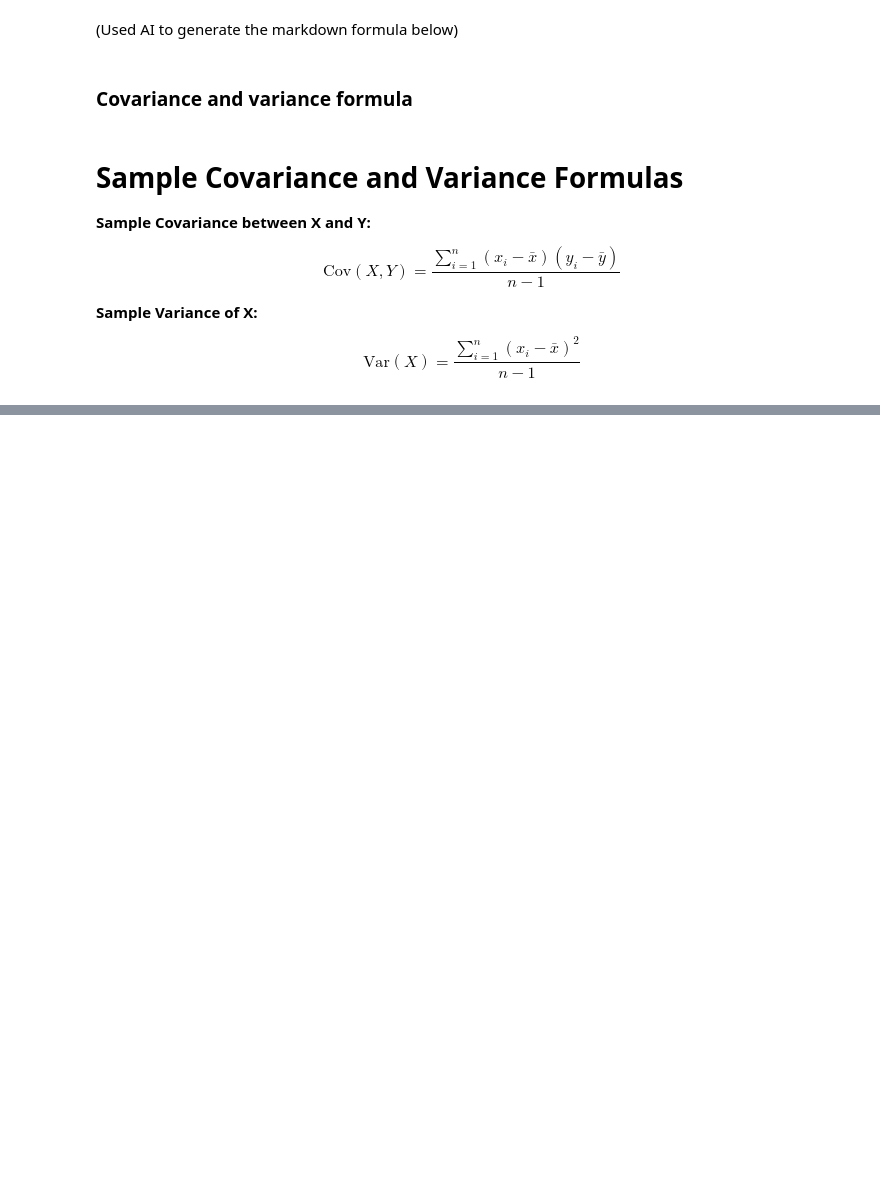
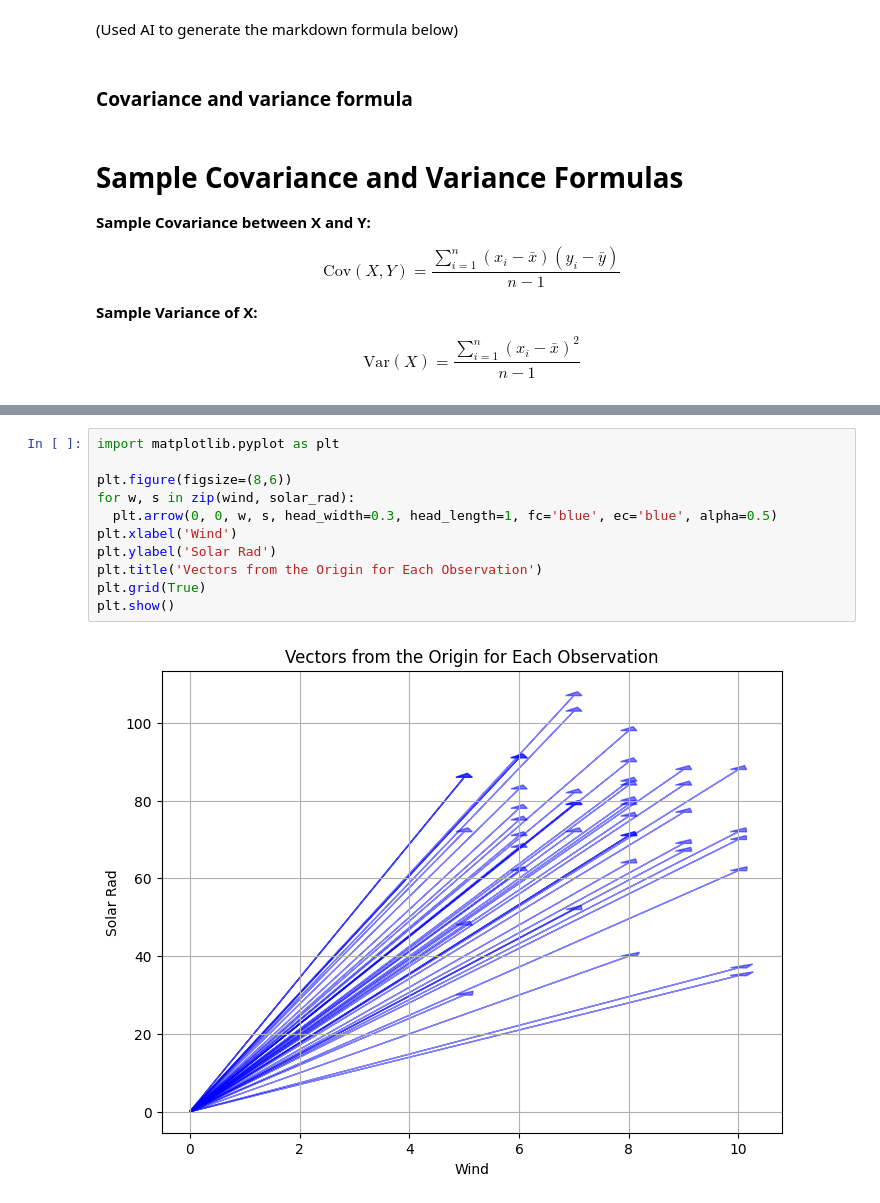
Before and after one commit to TafaraBean/623Assignment1, a Jupyter notebook: Assignment_1.ipynb, the cells around one changed output, grey strips where cells are left out. Saved outputs shown, nothing was run; the diff lists cells and outputs as text; blank space fills up the shorter version.

```diff
--- a/Assignment_1.ipynb
+++ b/Assignment_1.ipynb
@@ -87,0 +165,13 @@ Correlation: -0.10144191102756318
+# %%
+import matplotlib.pyplot as plt
+
+plt.figure(figsize=(8,6))
+for w, s in zip(wind, solar_rad):
+  plt.arrow(0, 0, w, s, head_width=0.3, head_length=1, fc='blue', ec='blue', alpha=0.5)
+plt.xlabel('Wind')
+plt.ylabel('Solar Rad')
+plt.title('Vectors from the Origin for Each Observation')
+plt.grid(True)
+plt.show()
+# %% [output]
+[figure, added]
```
Also changed, not shown: parts of 5 cells of this notebook.
